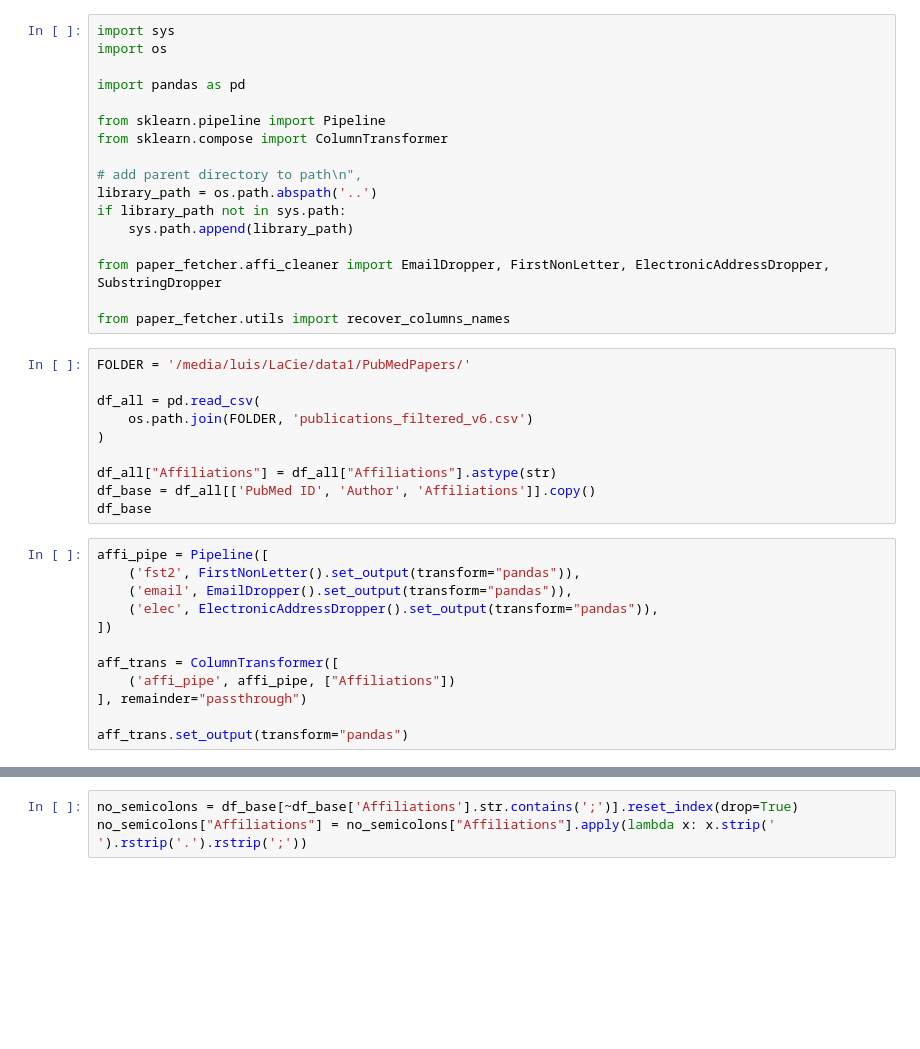
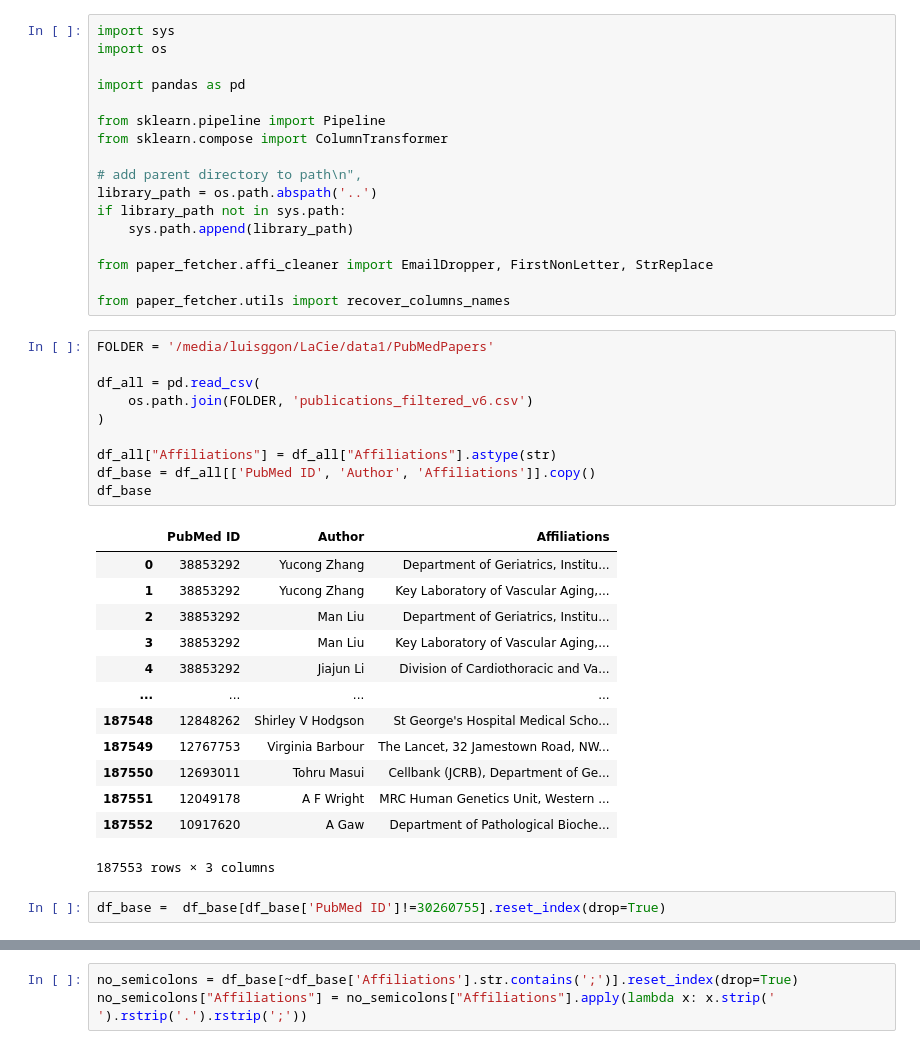
Before and after one commit to cge-tubingens/paper-fetcher, a Jupyter notebook: notebooks/01_basic_clean.ipynb, the cells around one changed output, grey strips where cells are left out. Cells and saved outputs as stored; diff of their text form; blank space fills up the shorter version.

```diff
--- a/notebooks/01_basic_clean.ipynb
+++ b/notebooks/01_basic_clean.ipynb
@@ -12,28 +12,32 @@ library_path = os.path.abspath('..')
 if library_path not in sys.path:
     sys.path.append(library_path)
 
-from paper_fetcher.affi_cleaner import EmailDropper, FirstNonLetter, ElectronicAddressDropper, SubstringDropper
+from paper_fetcher.affi_cleaner import EmailDropper, FirstNonLetter, StrReplace
 
 from paper_fetcher.utils import recover_columns_names
 # %%
-FOLDER = '/media/luis/LaCie/data1/PubMedPapers/'
+FOLDER = '/media/luisggon/LaCie/data1/PubMedPapers'
 
 df_all = pd.read_csv(
     os.path.join(FOLDER, 'publications_filtered_v6.csv')
 )
 
 df_all["Affiliations"] = df_all["Affiliations"].astype(str)
 df_base = df_all[['PubMed ID', 'Author', 'Affiliations']].copy()
 df_base
+# %% [output]
+|  | PubMed ID | Author | Affiliations |
+| 0 | 38853292 | Yucong Zhang | Department of Geriatrics, Institu... |
+| 1 | 38853292 | Yucong Zhang | Key Laboratory of Vascular Aging,... |
+| 2 | 38853292 | Man Liu | Department of Geriatrics, Institu... |
+| 3 | 38853292 | Man Liu | Key Laboratory of Vascular Aging,... |
+| 4 | 38853292 | Jiajun Li | Division of Cardiothoracic and Va... |
+| ... | ... | ... | ... |
+| 187548 | 12848262 | Shirley V Hodgson | St George's Hospital Medical Scho... |
+| 187549 | 12767753 | Virginia Barbour | The Lancet, 32 Jamestown Road, NW... |
+| 187550 | 12693011 | Tohru Masui | Cellbank (JCRB), Department of Ge... |
+| 187551 | 12049178 | A F Wright | MRC Human Genetics Unit, Western ... |
+| 187552 | 10917620 | A Gaw | Department of Pathological Bioche... |
+187553 rows × 3 columns
-# %%
-affi_pipe = Pipeline([
-    ('fst2', FirstNonLetter().set_output(transform="pandas")),
-    ('email', EmailDropper().set_output(transform="pandas")),
-    ('elec', ElectronicAddressDropper().set_output(transform="pandas")),
-])
-
-aff_trans = ColumnTransformer([
-    ('affi_pipe', affi_pipe, ["Affiliations"])
-], remainder="passthrough")
-
-aff_trans.set_output(transform="pandas")
+# %%
+df_base =  df_base[df_base['PubMed ID']!=30260755].reset_index(drop=True)
```
Also changed, not shown: parts of 9 cells of this notebook, 2 other files.
